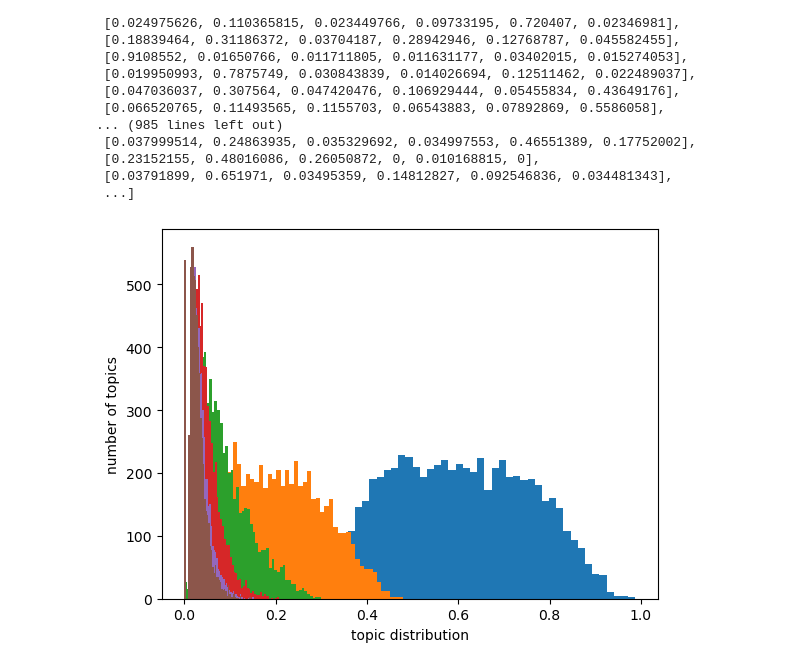
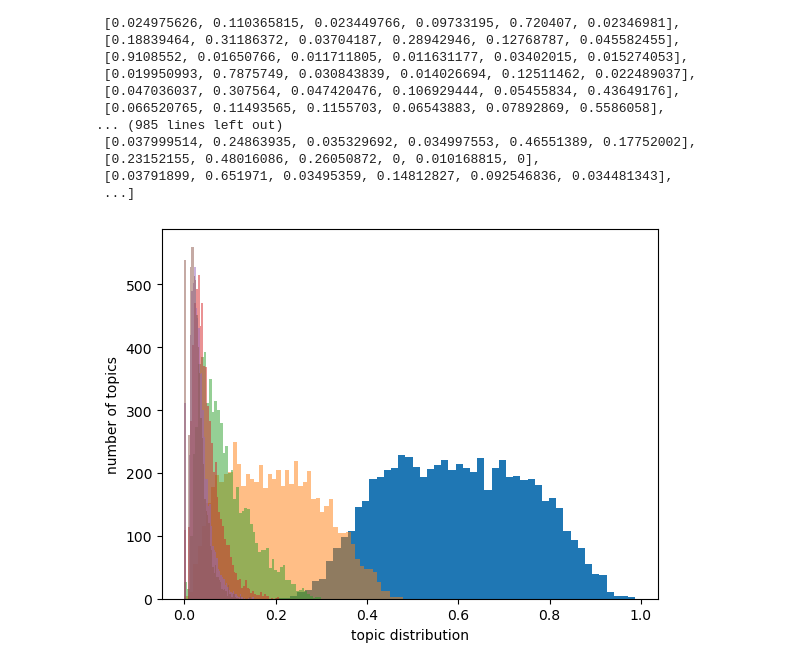
Before and after one commit to PreamJ/LDA_TopicModelling_Legal, a Jupyter notebook: evaluaion02.ipynb, the cells around one changed output. Saved outputs shown, nothing was run; the diff lists cells and outputs as text; code cells hidden in the pictures.

```diff
--- a/evaluaion02.ipynb
+++ b/evaluaion02.ipynb
@@ -69,15 +69,15 @@ for topic_each_doc in list_topic:
 # %%
 import matplotlib.pyplot as plt
 num_bins = 50
 label = ['0','1','2','3','4','5']
 plt.hist(distribution_0, num_bins)
-plt.hist(distribution_1, num_bins)
-plt.hist(distribution_2, num_bins)
-plt.hist(distribution_3, num_bins)
-plt.hist(distribution_4, num_bins)
-plt.hist(distribution_5, num_bins)
+plt.hist(distribution_1, num_bins, alpha=0.5)
+plt.hist(distribution_2, num_bins, alpha=0.5)
+plt.hist(distribution_3, num_bins, alpha=0.5)
+plt.hist(distribution_4, num_bins, alpha=0.5)
+plt.hist(distribution_5, num_bins, alpha=0.5)
 plt.xlabel('topic distribution')
 plt.ylabel('number of topics')
 plt.show()
 # %% [output]
-[figure, old version]
+[figure, new version]
```
Also changed, not shown: parts of 9 cells of this notebook, 3 other files.
